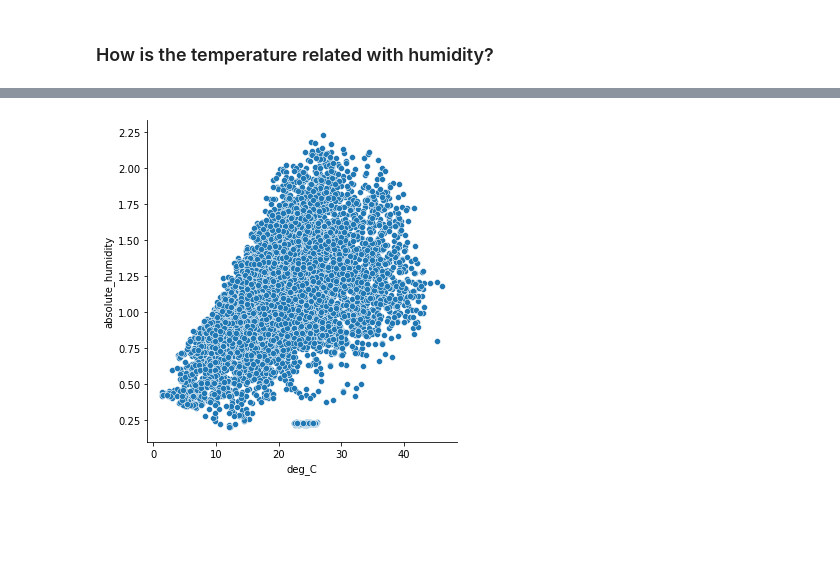
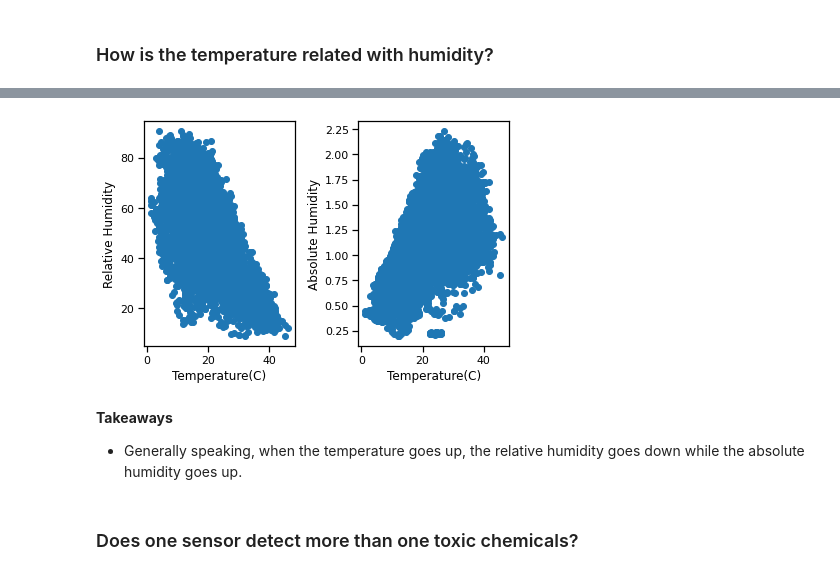
Before and after one commit to Yongliang-Shi/predicting-air-pollution, a Jupyter notebook: MVP.ipynb, the cells around one changed output, grey strips where cells are left out. Drawn from its saved outputs; the diff is of its cells as text; code cells hidden in the pictures; blank space fills up the shorter version.

```diff
--- a/MVP.ipynb
+++ b/MVP.ipynb
@@ -133,5 +156,20 @@ plt.show()
-# %%
-sns.relplot(data=df, x='deg_C', y='absolute_humidity')
-plt.show()
-# %% [output]
-[figure, removed]
+# %%
+plt.subplot(121)
+plt.scatter('deg_C', 'relative_humidity', data=df)
+plt.xlabel('Temperature(C)')
+plt.ylabel('Relative Humidity')
+
+plt.subplot(122)
+plt.scatter('deg_C','absolute_humidity', data=df)
+plt.xlabel('Temperature(C)')
+plt.ylabel('Absolute Humidity')
+
+plt.tight_layout()
+plt.show()
+# %% [output]
+[figure, added]
+# %% [markdown]
+**Takeaways**
+- Generally speaking, when the temperature goes up, the relative humidity goes down while the absolute humidity goes up.
+# %% [markdown]
+### Does one sensor detect more than one toxic chemicals?
```
Also changed, not shown: parts of 6 cells of this notebook.
